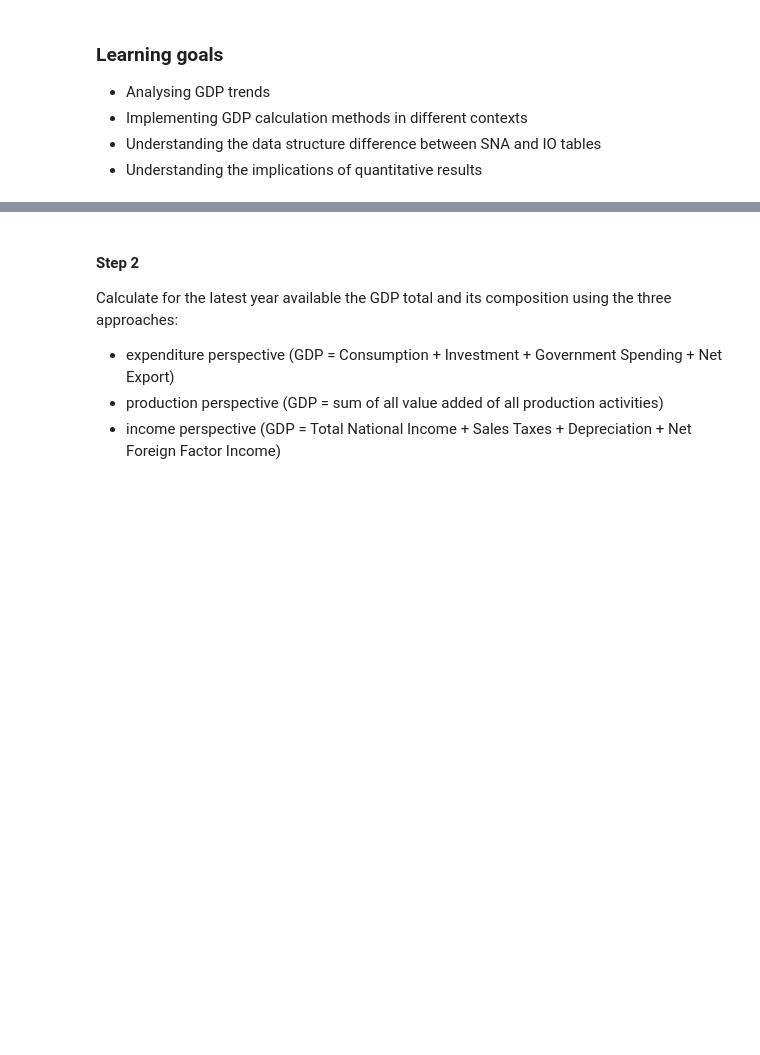
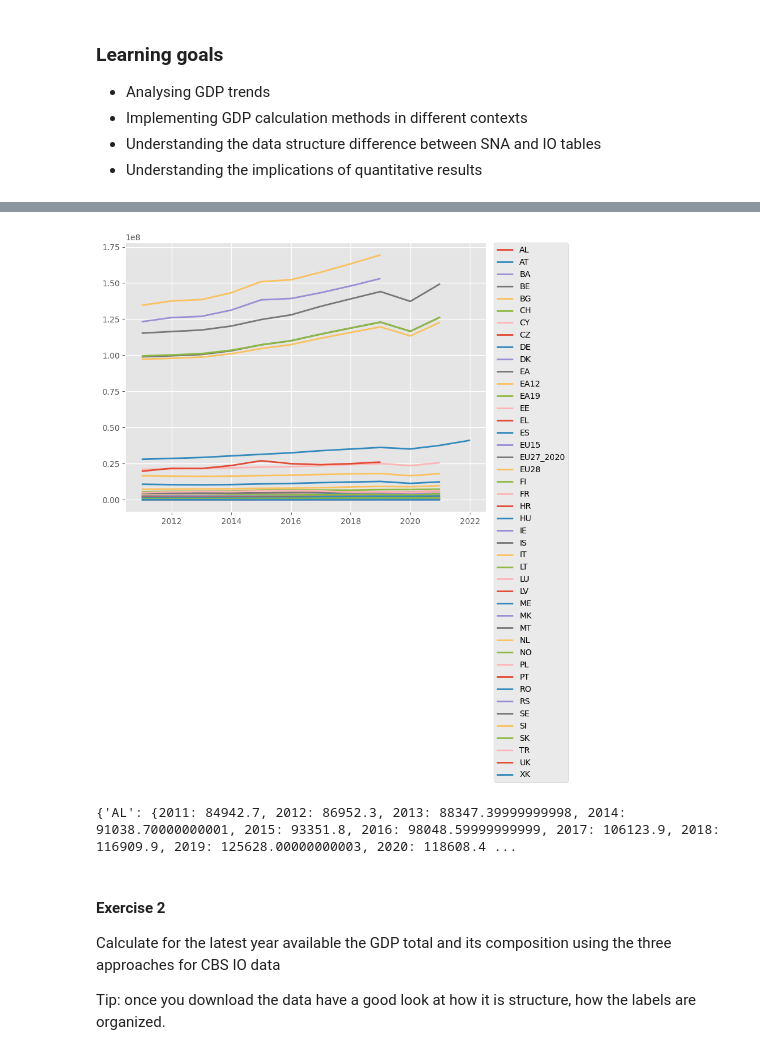
Before and after one commit to CMLPlatform/advanced_EEIO_course_student_version, a Jupyter notebook: IOT_n_National_accounts/IOT_n_national.ipynb, the cells around one changed output, grey strips where cells are left out. Drawn from its saved outputs; the diff is of its cells as text; code cells hidden in the pictures; blank space fills up the shorter version.

```diff
--- a/IOT_n_National_accounts/IOT_n_national.ipynb
+++ b/IOT_n_National_accounts/IOT_n_national.ipynb
@@ -29 +101,30 @@ Plot two line graphs showing the yearly GDP change since 2000 for the 2 regions
+# %%
+
+GDP_breakdown = GDP_data[GDP_data.na_item.isin(breakdown_items)]
+plt.figure(figsize=(8,6))
+
+country_GDP_series = {}
+for country in GDP_breakdown.geo.unique():
+    country_data = GDP_data[GDP_data.geo==country]
+
+    country_data = country_data[country_data.TIME_PERIOD >= 2011]
+    yearly_GDP = {}
+    for year in country_data.TIME_PERIOD.unique():
+        year_data = country_data[country_data.TIME_PERIOD==year]
+        all_min_impo = year_data[year_data.na_item != "P7"].OBS_VALUE.sum()
+        try:
+            imports = year_data[year_data.na_item == "P7"].OBS_VALUE.item()
+            yearly_GDP[year] = all_min_impo - imports
+        except Exception:
+            print(year_data[year_data.na_item == "P7"].OBS_VALUE)
+
+    plt.plot(yearly_GDP.keys(), yearly_GDP.values(), label=country)
+    country_GDP_series[country] = yearly_GDP
+plt.legend(bbox_to_anchor=(1.02, 1), loc='upper left', borderaxespad=0)
+plt.show()
+
+print(country_GDP_series)
+# %% [output]
+[figure, added]
+{'AL': {2011: 84942.7, 2012: 86952.3, 2013: 88347.39999999998, 2014: 91038.70000000001, 2015: 93351.8, 2016: 98048.59999999999, 2017: 106123.9, 2018: 116909.9, 2019: 125628.00000000003, 2020: 118608.4 ...
 # %%
@@ -33,8 +140,7 @@ Plot two line graphs showing the yearly GDP change since 2000 for the 2 regions
 # %% [markdown]
-#### Step 2
+#### Exercise 2
 
-Calculate for the latest year available the GDP total and its composition using the three approaches:
-- expenditure perspective (GDP = Consumption + Investment + Government Spending + Net Export)
-- production perspective (GDP =  sum of all value added of all production activities)
-- income perspective (GDP = Total National Income + Sales Taxes + Depreciation + Net Foreign Factor Income)
+Calculate for the latest year available the GDP total and its composition using the three approaches for CBS IO data
+
+Tip: once you download the data have a good look at how it is structure, how the labels are organized.
 # %%
```
Also changed, not shown: parts of 7 cells of this notebook, 5 other files.
